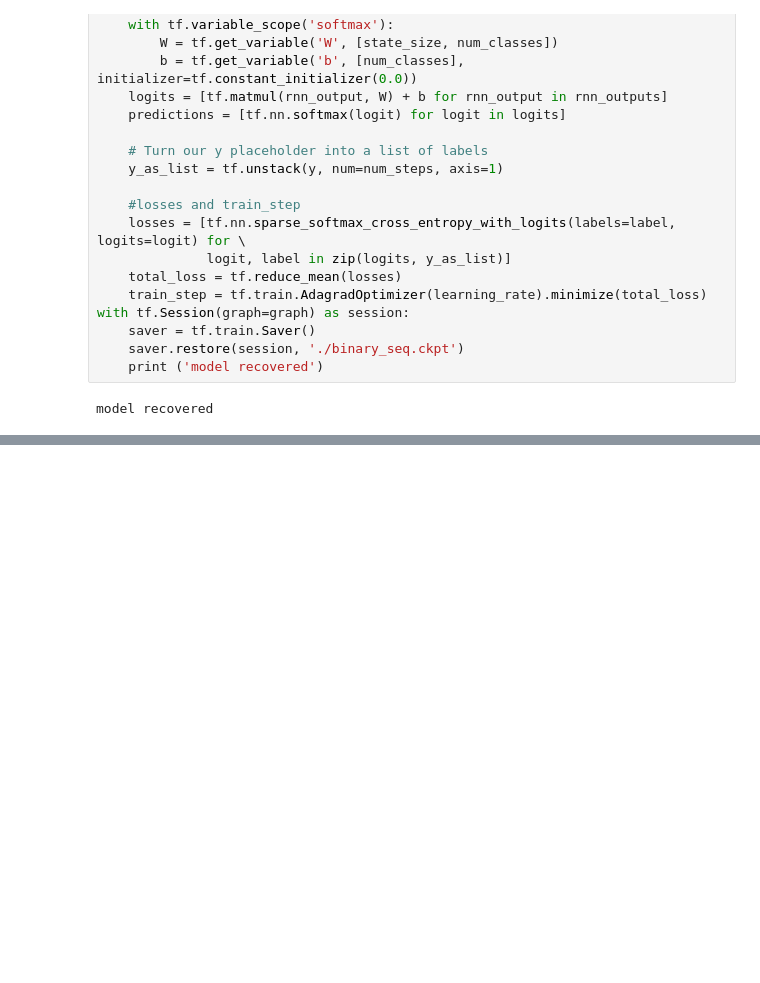
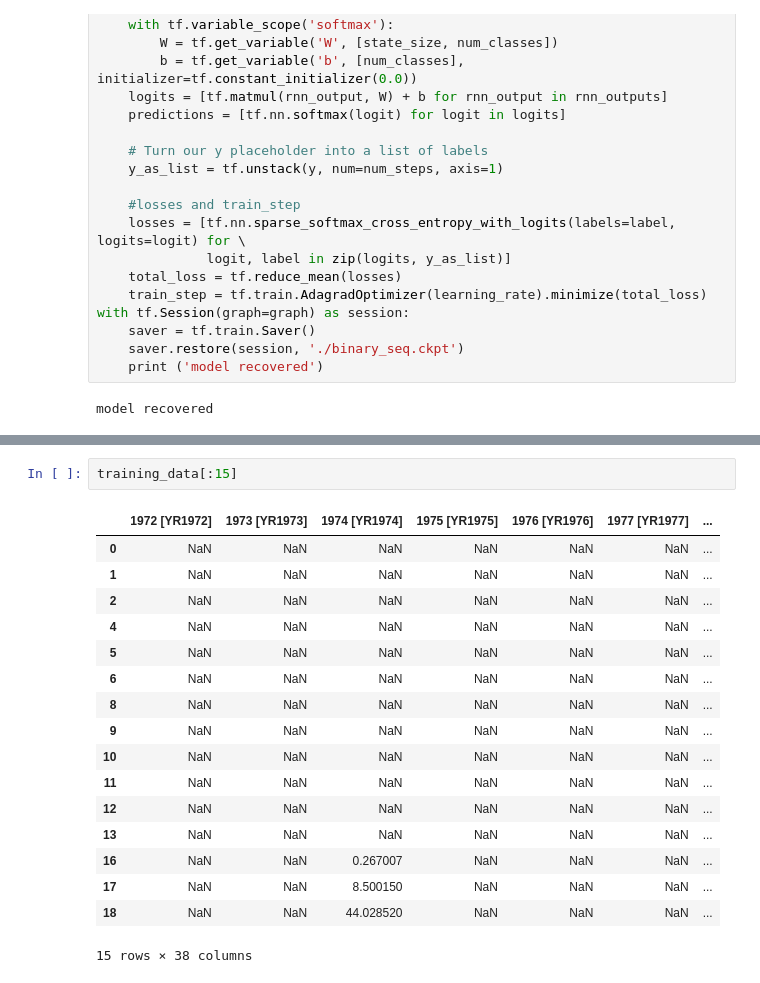
Before and after one commit to chrisrytting/work, a Jupyter notebook: nn/test.ipynb, the cells around one changed output, grey strips where cells are left out. Cells and saved outputs as stored; diff of their text form; blank space fills up the shorter version.

```diff
--- a/nn/test.ipynb
+++ b/nn/test.ipynb
@@ -1436,0 +1762,20 @@ model recovered
+# %%
+training_data[:15]
+# %% [output]
+|  | 1972 [YR1972] | 1973 [YR1973] | 1974 [YR1974] | 1975 [YR1975] | 1976 [YR1976] | 1977 [YR1977] | ... |
+| 0 | NaN | NaN | NaN | NaN | NaN | NaN | ... |
+| 1 | NaN | NaN | NaN | NaN | NaN | NaN | ... |
+| 2 | NaN | NaN | NaN | NaN | NaN | NaN | ... |
+| 4 | NaN | NaN | NaN | NaN | NaN | NaN | ... |
+| 5 | NaN | NaN | NaN | NaN | NaN | NaN | ... |
+| 6 | NaN | NaN | NaN | NaN | NaN | NaN | ... |
+| 8 | NaN | NaN | NaN | NaN | NaN | NaN | ... |
+| 9 | NaN | NaN | NaN | NaN | NaN | NaN | ... |
+| 10 | NaN | NaN | NaN | NaN | NaN | NaN | ... |
+| 11 | NaN | NaN | NaN | NaN | NaN | NaN | ... |
+| 12 | NaN | NaN | NaN | NaN | NaN | NaN | ... |
+| 13 | NaN | NaN | NaN | NaN | NaN | NaN | ... |
+| 16 | NaN | NaN | 0.267007 | NaN | NaN | NaN | ... |
+| 17 | NaN | NaN | 8.500150 | NaN | NaN | NaN | ... |
+| 18 | NaN | NaN | 44.028520 | NaN | NaN | NaN | ... |
+15 rows × 38 columns
```
Also changed, not shown: parts of 13 cells of this notebook.
